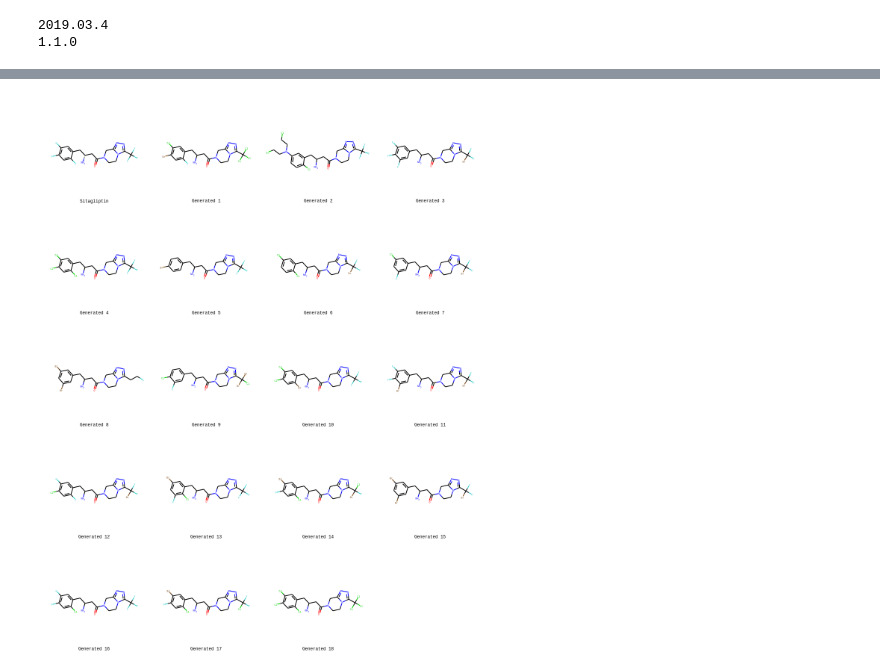
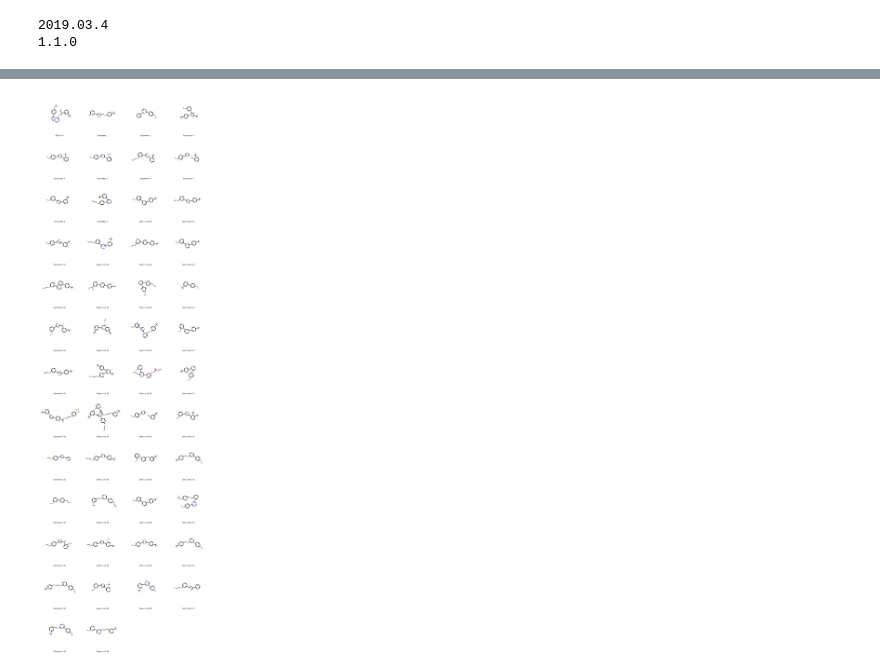
Before and after one commit to Mike575/OSM, a Jupyter notebook: REINVENT_AZ_OSM.ipynb, the cells around one changed output, grey strips where cells are left out. Saved outputs shown, nothing was run; the diff lists cells and outputs as text; code cells hidden in the pictures.

```diff
--- a/REINVENT_AZ_OSM.ipynb
+++ b/REINVENT_AZ_OSM.ipynb
@@ -98,14 +96,14 @@ NC(CC(=O)N1CCn2c(nnc2C(Cl)(Cl)Cl)C1)Cc1cc(Cl)c(Cl)cc1Cl
 # %%
 from rdkit.Chem import AllChem as Chem
 from rdkit.Chem import Draw
 supp = Chem.SmilesMolSupplier('generated_smiles.smi')
 _mols = [m for m in supp if m is not None]
-sitagliptin = 'N[C@@H](CC(=O)N1CCn2c(C1)nnc2C(F)(F)F)Cc3cc(F)c(F)cc3F'
-mols = [Chem.MolFromSmiles(sitagliptin)]
+osmLo6 = 'FC(F)OC(C=C1)=CC=C1C2=NN=C3C=NC=C(OCC(CO)C4=CC(C(F)(F)F)=CC=C4)N32'
+mols = [Chem.MolFromSmiles(osmLo6)]
 mols.extend(_mols)
 legends = [f'Generated {i}' for i in range(len(mols))]
-legends[0] = 'Sitagliptin'
+legends[0] = 'OSM-LO-6'
 Draw.MolsToGridImage(
     mols, legends=legends, molsPerRow=4, subImgSize=(300, 300))
 # %% [output]
-[figure, old version]
+[figure, new version]
```
Also changed, not shown: parts of 4 cells of this notebook.
